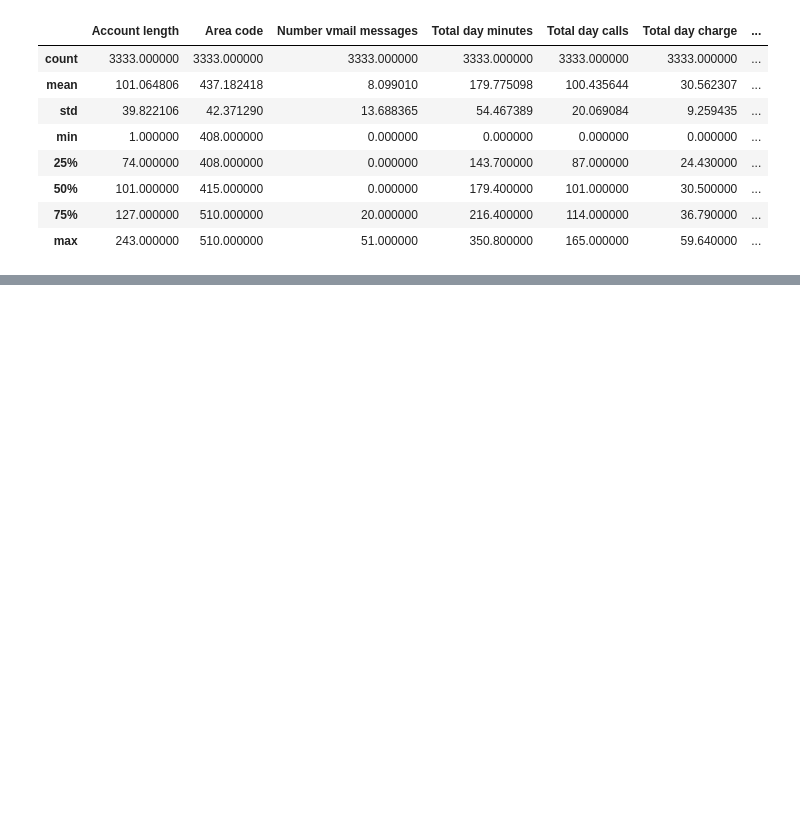
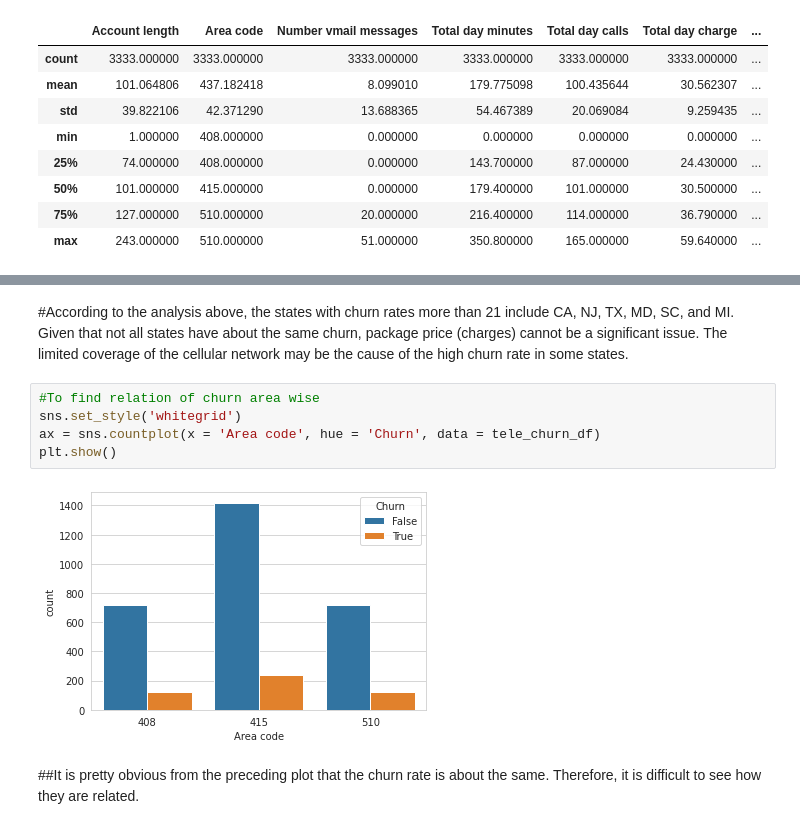
Before and after one commit to PUNEETSUBHANJI/Exploratory-Data-Analysis-of-churn-dataset, a Jupyter notebook: EDA_Telecom_Churn_analysis.ipynb, the cells around one changed output, grey strips where cells are left out. Saved outputs shown, nothing was run; the diff lists cells and outputs as text; blank space fills up the shorter version.

```diff
--- a/EDA_Telecom_Churn_analysis.ipynb
+++ b/EDA_Telecom_Churn_analysis.ipynb
@@ -178,0 +243,11 @@ tele_churn_df.describe()
+# %% [markdown]
+#According to the analysis above, the states with churn rates more than 21 include CA, NJ, TX, MD, SC, and MI. Given that not all states have about the same churn, package price (charges) cannot be a significant issue. The limited coverage of the cellular network may be the cause of the high churn rate in some states.
+# %%
+#To find relation of churn area wise
+sns.set_style('whitegrid')
+ax = sns.countplot(x = 'Area code', hue = 'Churn', data = tele_churn_df)
+plt.show()
+# %% [output]
+[figure, added]
+# %% [markdown]
+##It is pretty obvious from the preceding plot that the churn rate is about the same. Therefore, it is difficult to see how they are related.
```
Also changed, not shown: parts of 8 cells of this notebook.
